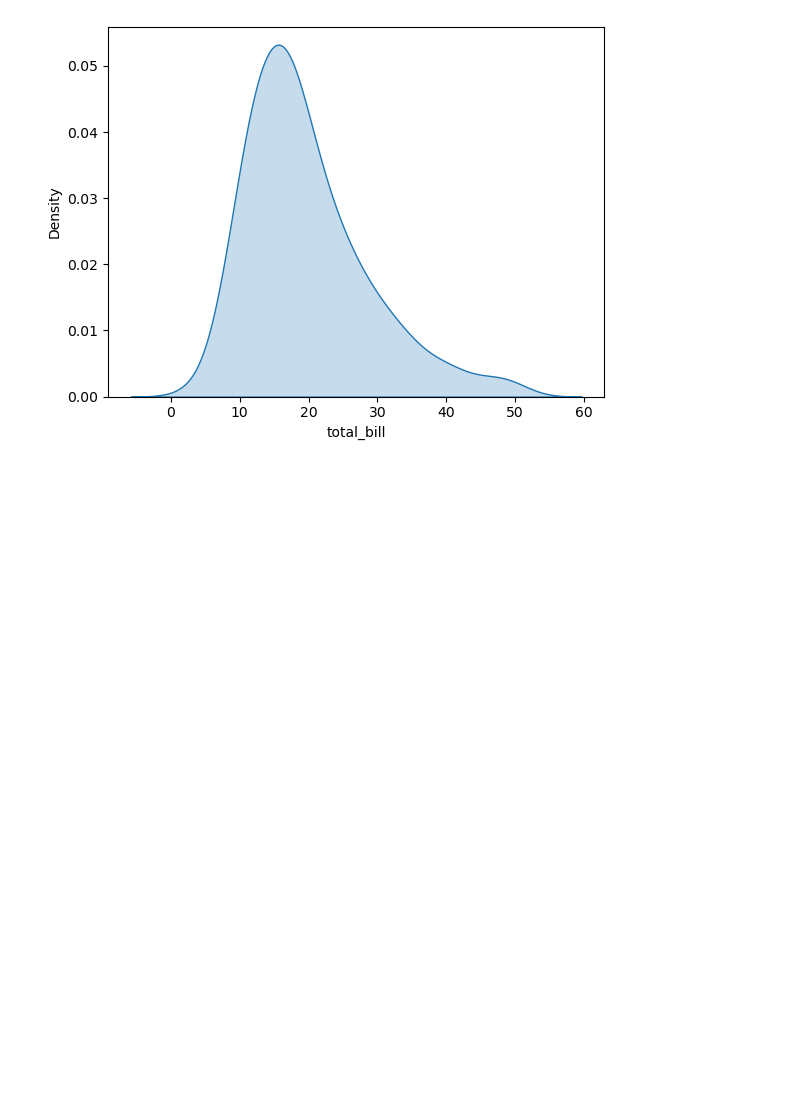
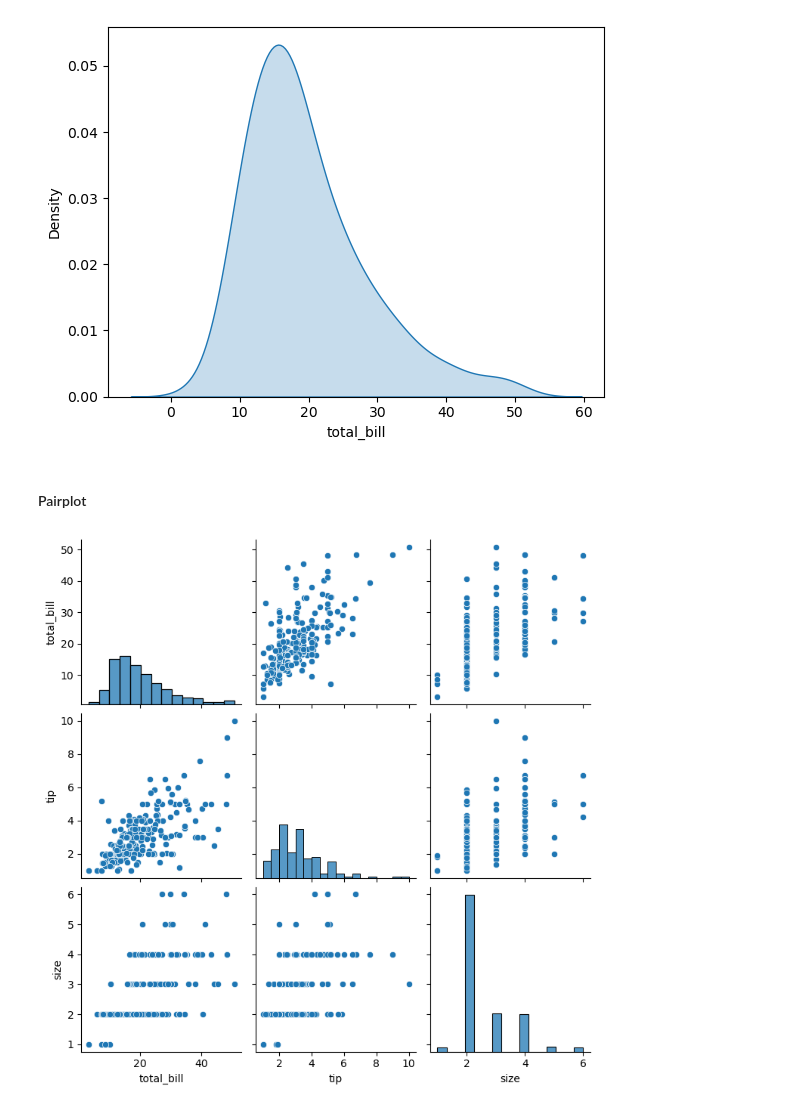
Before and after one commit to ganeshbgunjal/Python2, a Jupyter notebook: 10 Data Analysis with Numpy and Pandas/6 Data Visualisation with Seaborn.ipynb, the cells around one changed output. Cells and saved outputs as stored; diff of their text form; code cells hidden in the pictures; blank space fills up the shorter version.

```diff
--- a/10 Data Analysis with Numpy and Pandas/6 Data Visualisation with Seaborn.ipynb
+++ b/10 Data Analysis with Numpy and Pandas/6 Data Visualisation with Seaborn.ipynb
@@ -94,3 +94,10 @@ sns.kdeplot(tips['total_bill'],fill=True)
 plt.show()
 # %% [output]
 [figure]
+# %% [markdown]
+#### Pairplot
+# %%
+sns.pairplot(tips)
+plt.show()
+# %% [output]
+[figure, added]
```
Also changed, not shown: parts of 6 cells of this notebook.
